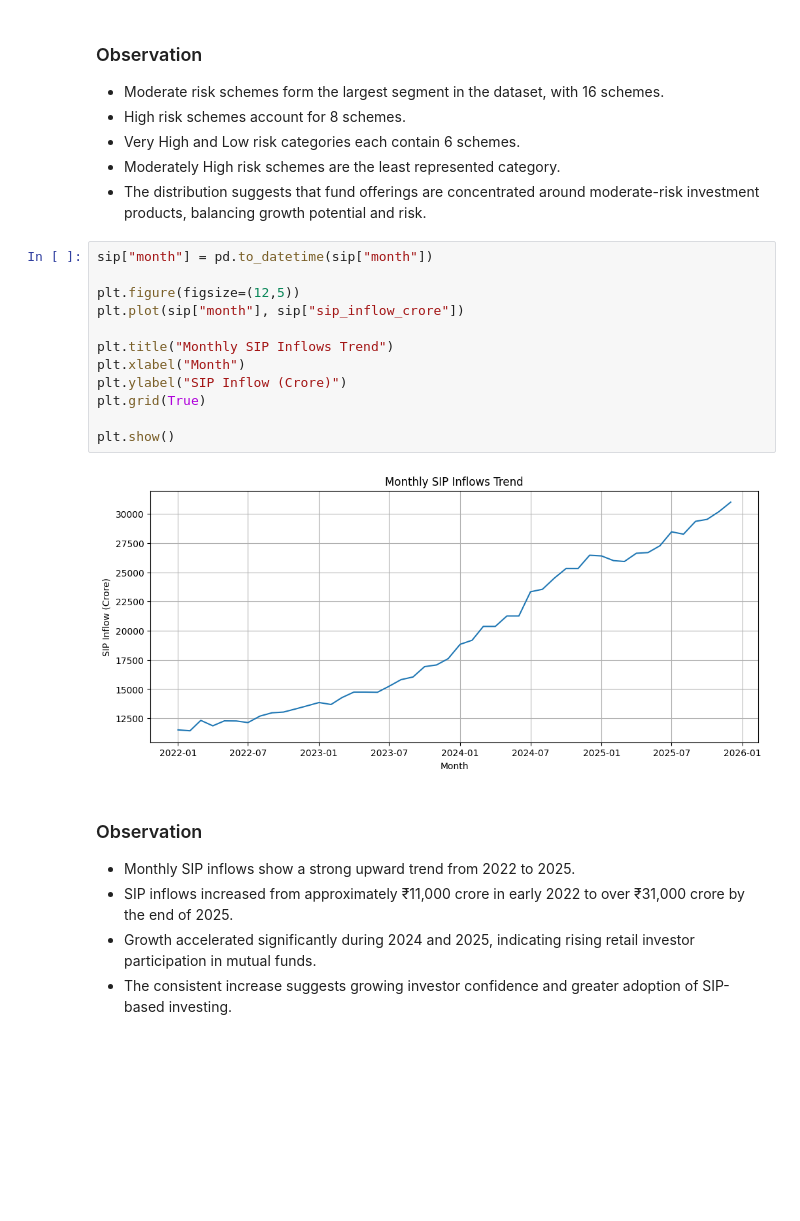
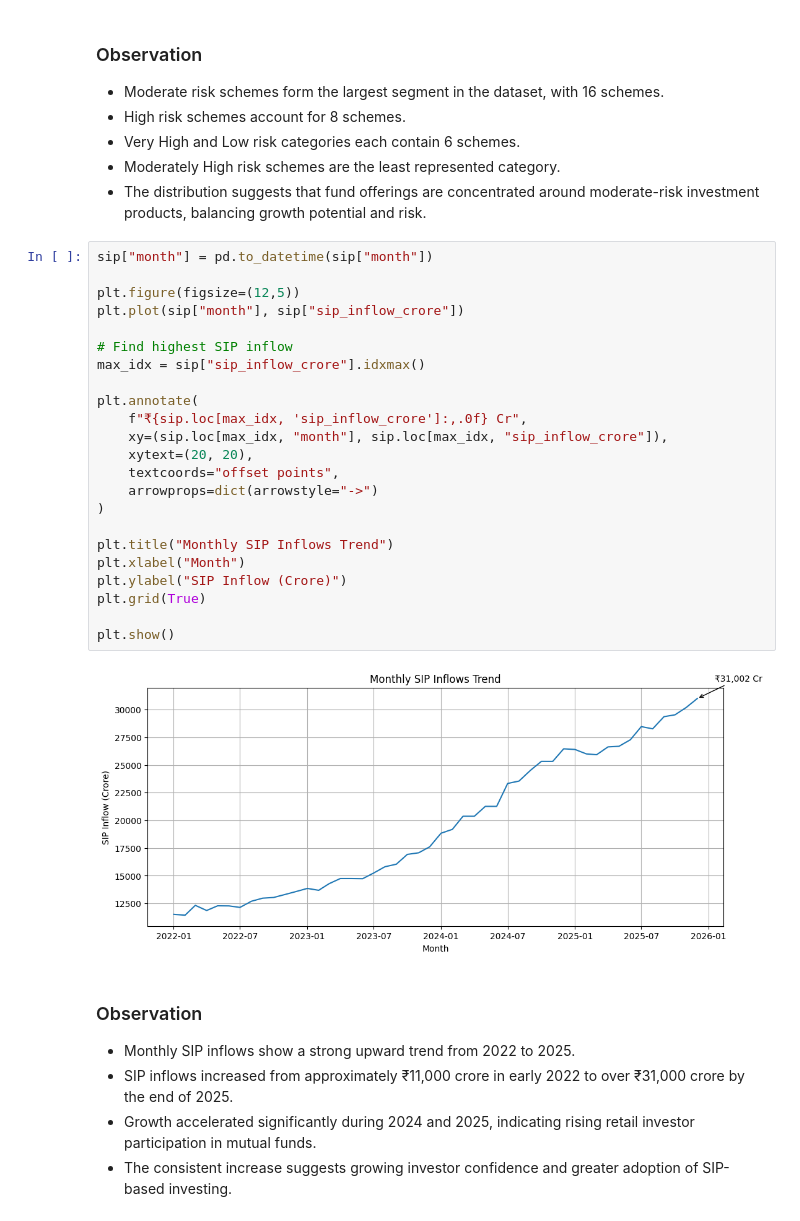
Before and after one commit to deepeshdamodaran0/mutual_fund_analytics, a Jupyter notebook: notebooks/03_eda_analysis.ipynb, the cells around one changed output. Drawn from its saved outputs; the diff is of its cells as text; blank space fills up the shorter version.

```diff
--- a/notebooks/03_eda_analysis.ipynb
+++ b/notebooks/03_eda_analysis.ipynb
@@ -116,17 +116,28 @@ plt.show()
 # %%
 sip["month"] = pd.to_datetime(sip["month"])
 
 plt.figure(figsize=(12,5))
 plt.plot(sip["month"], sip["sip_inflow_crore"])
+
+# Find highest SIP inflow
+max_idx = sip["sip_inflow_crore"].idxmax()
+
+plt.annotate(
+    f"₹{sip.loc[max_idx, 'sip_inflow_crore']:,.0f} Cr",
+    xy=(sip.loc[max_idx, "month"], sip.loc[max_idx, "sip_inflow_crore"]),
+    xytext=(20, 20),
+    textcoords="offset points",
+    arrowprops=dict(arrowstyle="->")
+)
 
 plt.title("Monthly SIP Inflows Trend")
 plt.xlabel("Month")
 plt.ylabel("SIP Inflow (Crore)")
 plt.grid(True)
 
 plt.show()
 # %% [output]
-[figure, old version]
+[figure, new version]
 # %% [markdown]
 ### Observation
 
```
Also changed, not shown: parts of 43 cells of this notebook.
